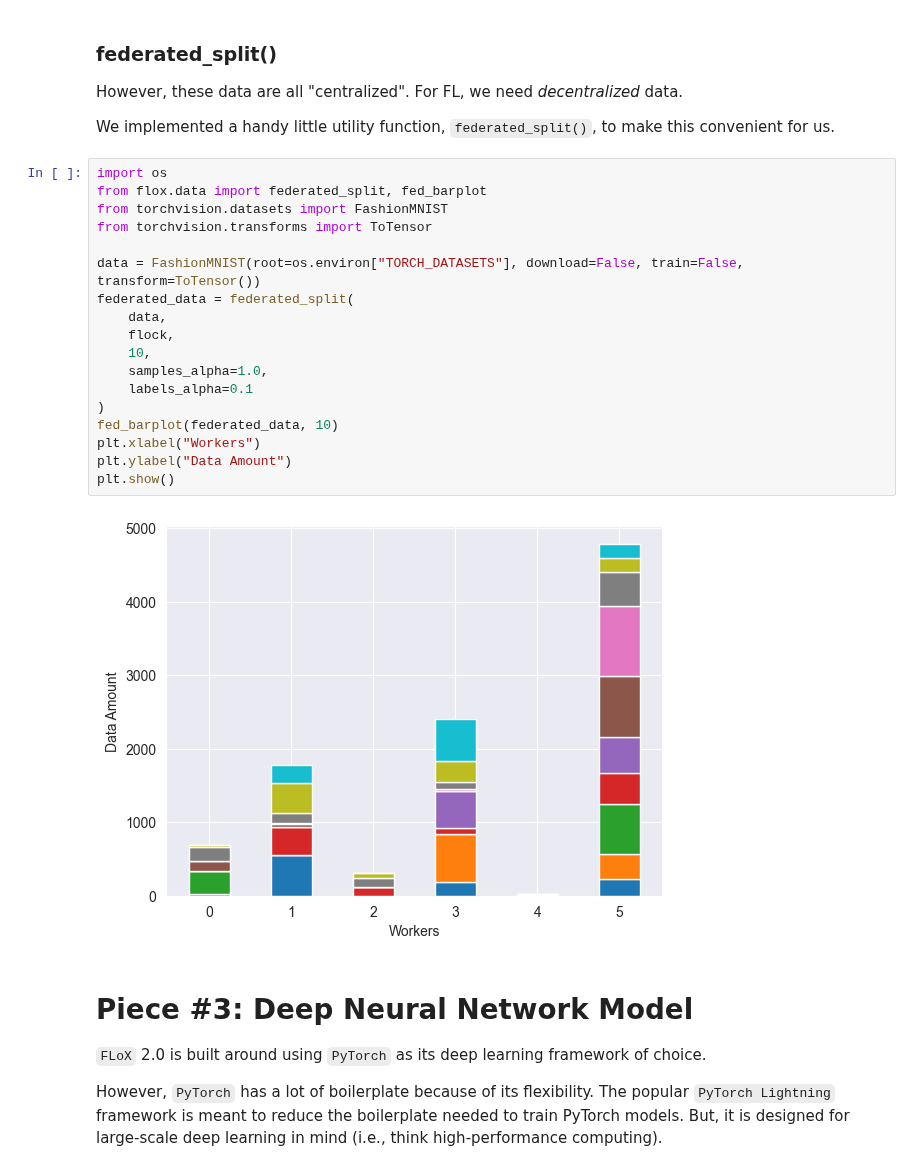
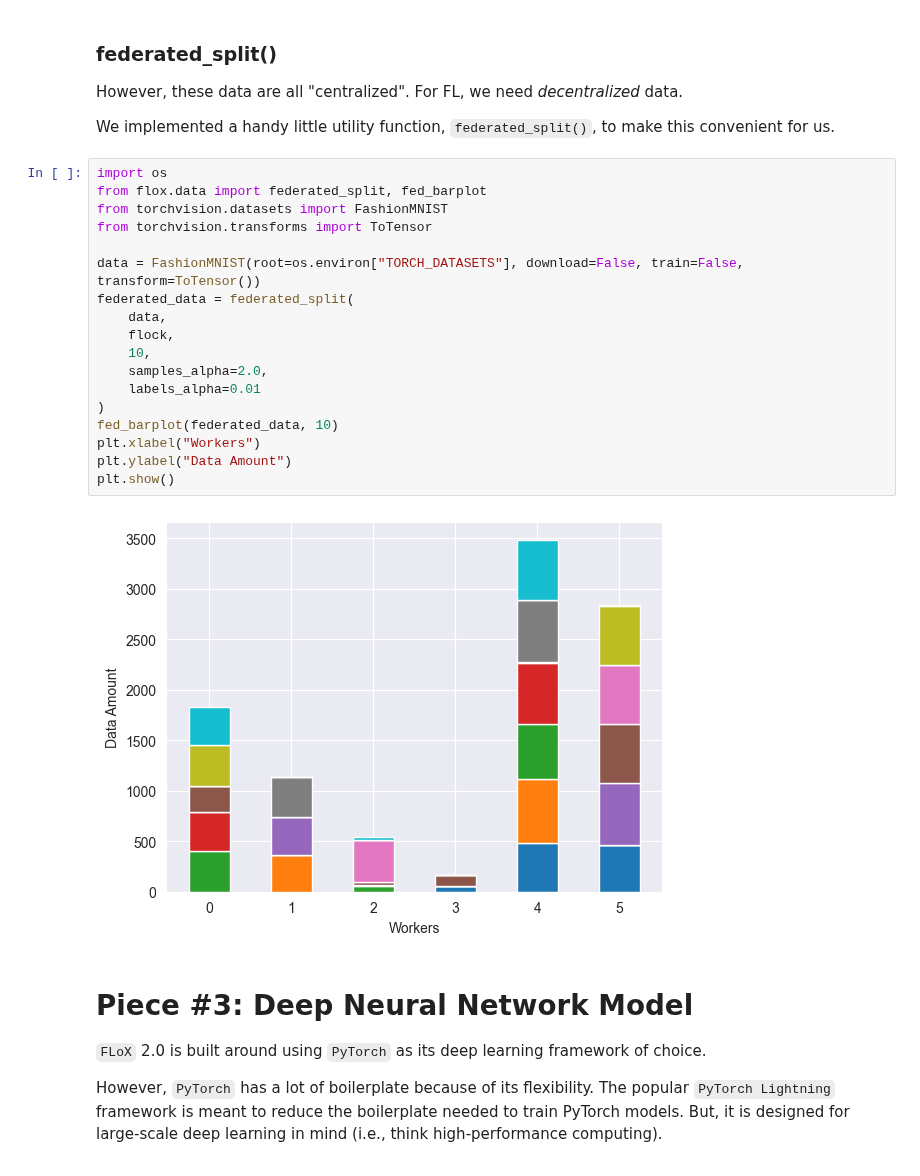
Before and after one commit to h-flox/flox, a Jupyter notebook: examples/notebooks/Quickstart.ipynb, the cells around one changed output. Saved outputs shown, nothing was run; the diff lists cells and outputs as text.

```diff
--- a/examples/notebooks/Quickstart.ipynb
+++ b/examples/notebooks/Quickstart.ipynb
@@ -64,23 +65,23 @@ We implemented a handy little utility function, `federated_split()`, to make thi
 # %%
 import os
 from flox.data import federated_split, fed_barplot
 from torchvision.datasets import FashionMNIST
 from torchvision.transforms import ToTensor
 
 data = FashionMNIST(root=os.environ["TORCH_DATASETS"], download=False, train=False, transform=ToTensor())
 federated_data = federated_split(
     data,
     flock,
     10,
-    samples_alpha=1.0,
-    labels_alpha=0.1
+    samples_alpha=2.0,
+    labels_alpha=0.01
 )
 fed_barplot(federated_data, 10)
 plt.xlabel("Workers")
 plt.ylabel("Data Amount")
 plt.show()
 # %% [output]
-[figure, old version]
+[figure, new version]
 # %% [markdown]
 # Piece #3: Deep Neural Network Model
 ``FLoX`` 2.0 is built around using ``PyTorch`` as its deep learning framework of choice.
```
Also changed, not shown: parts of 3 cells of this notebook, 59 other files.
